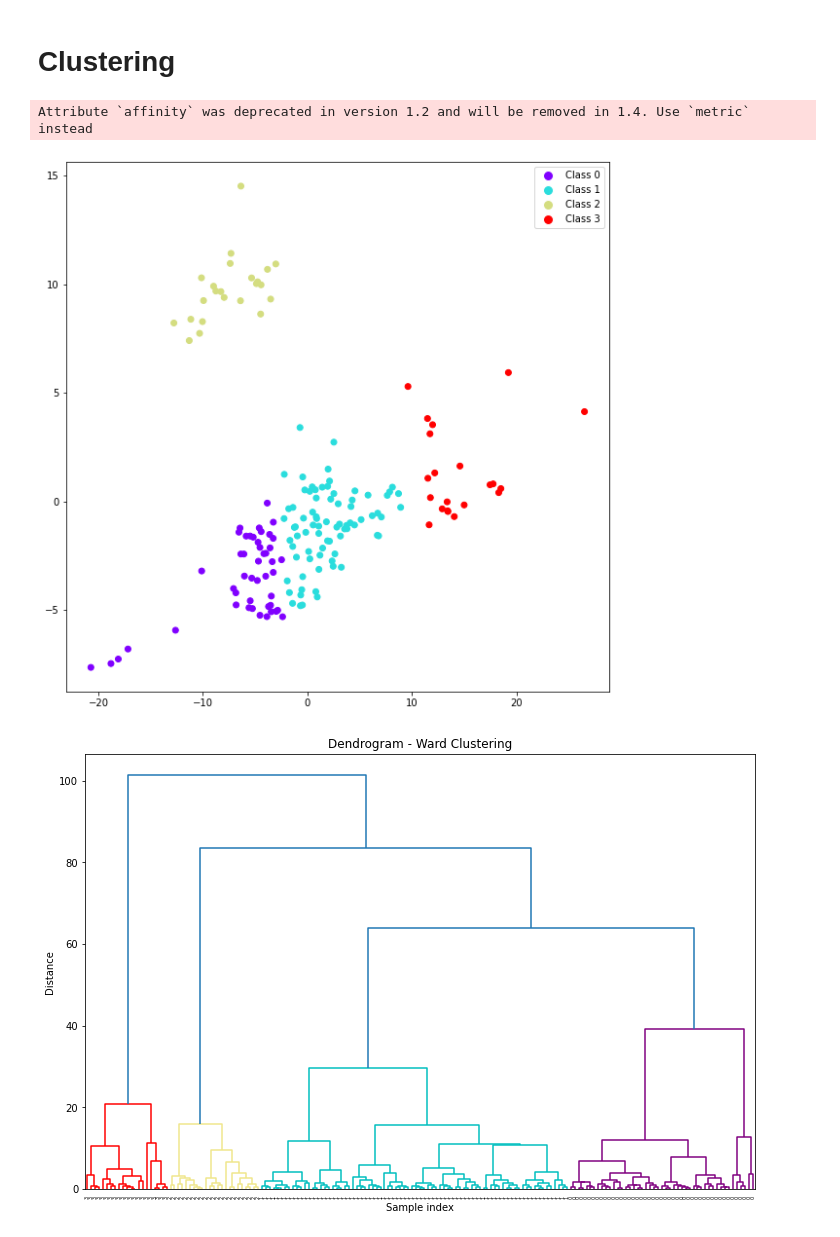
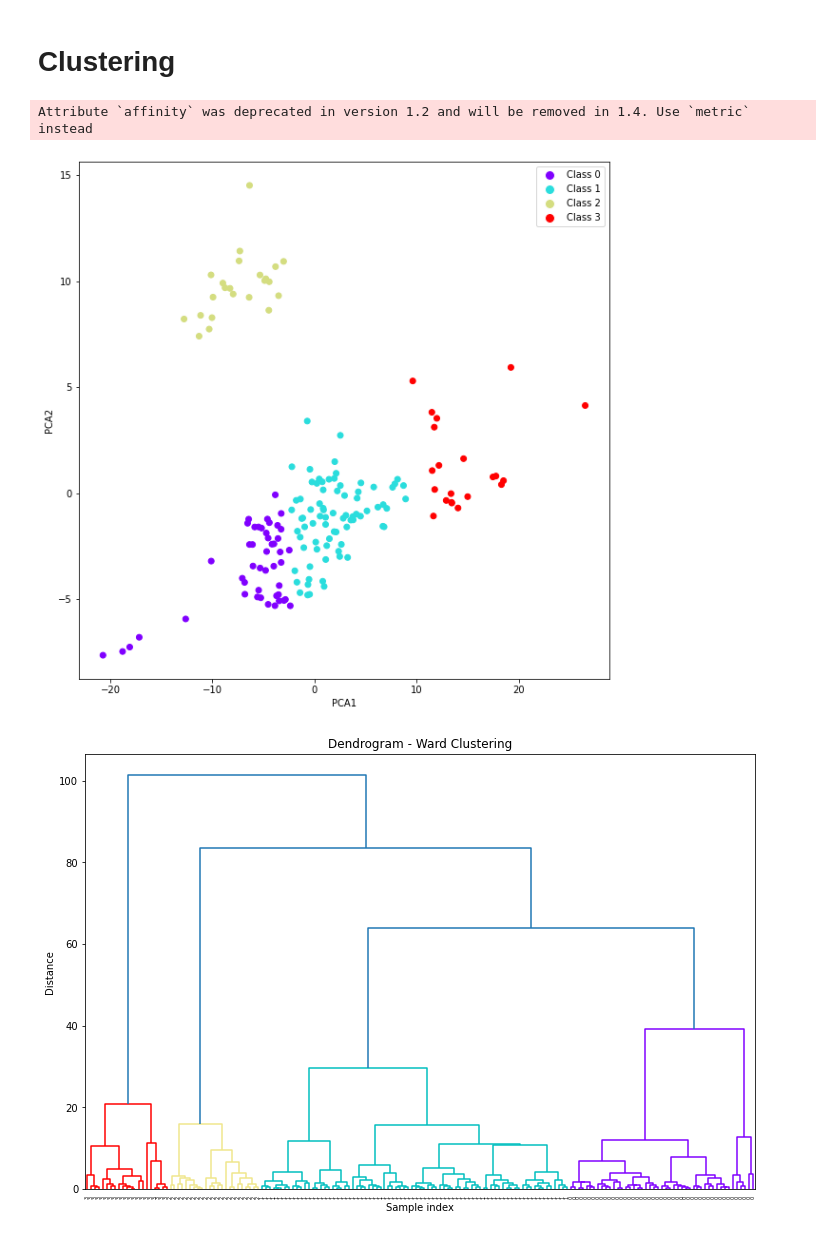
Before and after one commit to Rick8998/ProgettoEsamedataMining, a Jupyter notebook: analisiDS.ipynb, the cells around one changed output. Drawn from its saved outputs; the diff is of its cells as text; code cells hidden in the pictures.

```diff
--- a/analisiDS.ipynb
+++ b/analisiDS.ipynb
@@ -423,29 +424,31 @@ pca_dataframe = pd.DataFrame(pca_df, columns = ["PCA1", "PCA2"])
 # %%
 ward = AgglomerativeClustering(n_clusters=4, affinity='euclidean', linkage='ward')
 model = ward.fit(pca_df)
 
 labels = ward.labels_
 plt.figure(figsize=(10,10))
 scatter = plt.scatter(pca_df[:, 0], pca_df[:, 1], c=labels, cmap='rainbow')
 class_labels = set(labels)
 class_colors = scatter.get_cmap()(np.linspace(0, 1, len(class_labels)))
 
 legend_elements = []
 legend_elements = [plt.Line2D([0], [0], marker='o', color='w', label='Class {}'.format(label), markerfacecolor=color, markersize=10)
                     for label, color in zip(class_labels, class_colors)]
 
 
 plt.legend(handles=legend_elements, loc='upper right')
+plt.xlabel("PCA1")
+plt.ylabel("PCA2")
 plt.show()
 # %% [output]
 Attribute `affinity` was deprecated in version 1.2 and will be removed in 1.4. Use `metric` instead
-[figure, old version]
+[figure, new version]
 # %%
 from scipy.cluster.hierarchy import dendrogram, linkage
 from scipy.cluster import hierarchy
 linkage_matrix = linkage(pca_df, method='ward')
 plt.figure(figsize=(12,8))
-hierarchy.set_link_color_palette(['r', 'khaki', 'c', 'purple'])
+hierarchy.set_link_color_palette(['r', 'khaki', 'c', '#8000ff'])
 dendrogram(linkage_matrix, color_threshold=60, labels=labels)
 
 plt.xlabel('Sample index')
@@ -453,4 +456,4 @@ plt.ylabel('Distance')
 plt.title('Dendrogram - Ward Clustering')
 plt.show()
 # %% [output]
-[figure, old version]
+[figure, new version]
```
Also changed, not shown: parts of 11 cells of this notebook.
